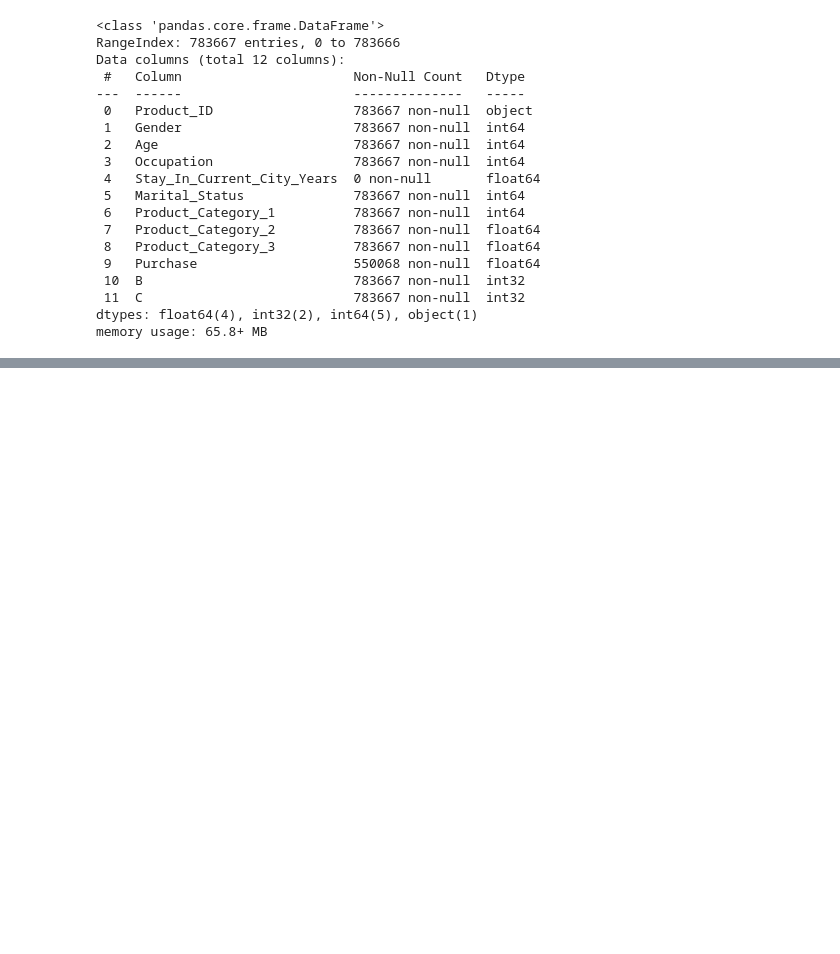
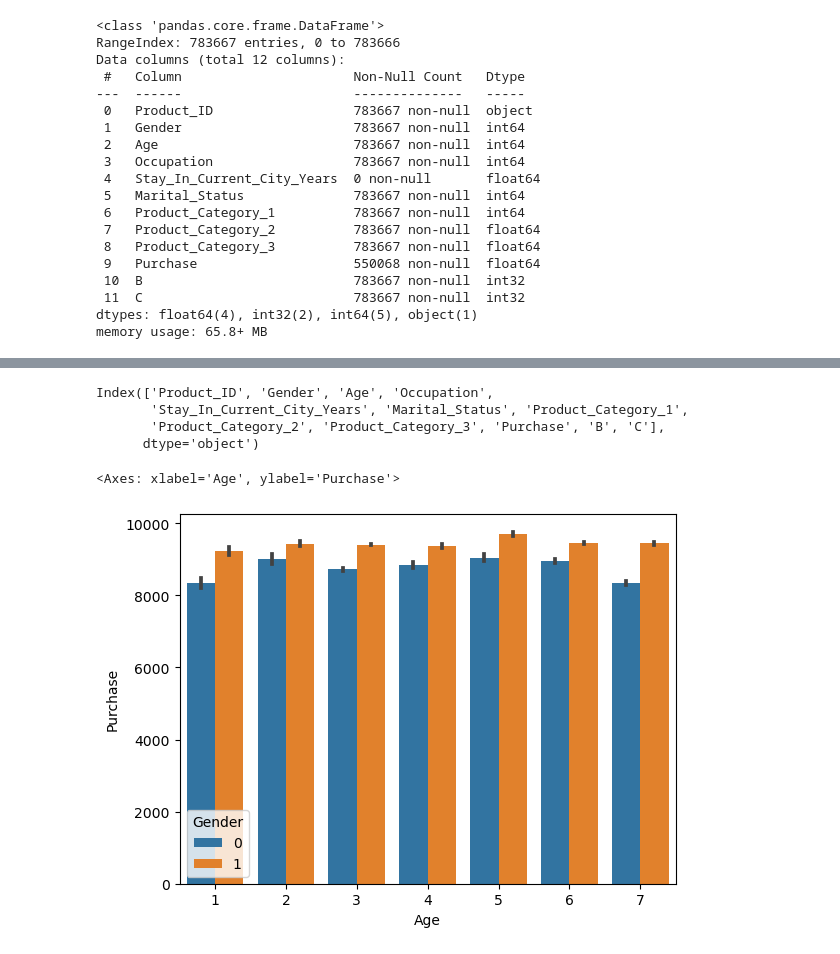
Before and after one commit to pavan-3000/EDA-And-Feature-Engineering, a Jupyter notebook: EDA-And-Feature-Engineering on Black-Friday/Untitled.ipynb, the cells around one changed output, grey strips where cells are left out. Saved outputs shown, nothing was run; the diff lists cells and outputs as text; code cells hidden in the pictures; blank space fills up the shorter version.

```diff
--- a/EDA-And-Feature-Engineering on Black-Friday/Untitled.ipynb
+++ b/EDA-And-Feature-Engineering on Black-Friday/Untitled.ipynb
@@ -191,3 +197,13 @@ sns.pairplot(df)
+# %%
+df.columns
+# %% [output]
+Index(['Product_ID', 'Gender', 'Age', 'Occupation',
+       'Stay_In_Current_City_Years', 'Marital_Status', 'Product_Category_1',
+       'Product_Category_2', 'Product_Category_3', 'Purchase', 'B', 'C'],
+      dtype='object')
 # %%
-sns.barplot('Age','Purchage',data=df,hue='Gender')
+sns.barplot(x='Age',y='Purchase',data=df,hue='Gender')
+# %% [output]
+<Axes: xlabel='Age', ylabel='Purchase'>
+[figure, added]
 # %%
```
Also changed, not shown: parts of 11 cells of this notebook, 4 other files.
